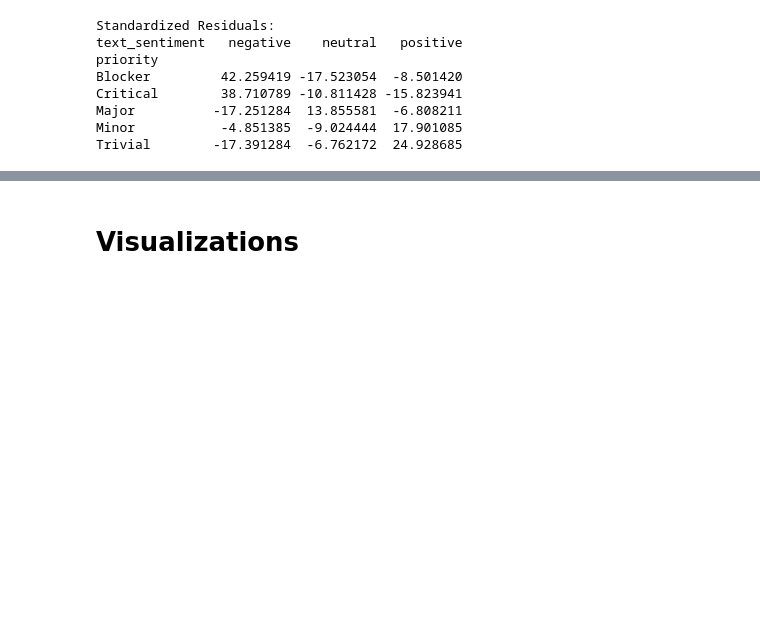
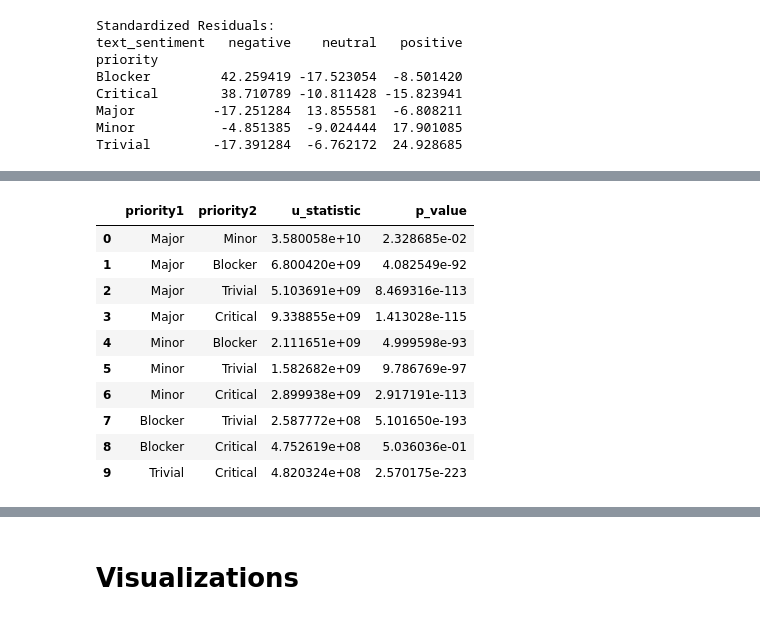
Before and after one commit to raianmr/seBERT, a Jupyter notebook: notebooks/RQs.ipynb, the cells around one changed output, grey strips where cells are left out. Cells and saved outputs as stored; diff of their text form; code cells hidden in the pictures; blank space fills up the shorter version.

Commit message:
fix mww tests

```diff
--- a/notebooks/RQs.ipynb
+++ b/notebooks/RQs.ipynb
@@ -288,0 +243,14 @@ results_df
+# %%
+mww_test_between_categories(rq34_issues, 'priority')
+# %% [output]
+|  | priority1 | priority2 | u_statistic | p_value |
+| 0 | Major | Minor | 3.580058e+10 | 2.328685e-02 |
+| 1 | Major | Blocker | 6.800420e+09 | 4.082549e-92 |
+| 2 | Major | Trivial | 5.103691e+09 | 8.469316e-113 |
+| 3 | Major | Critical | 9.338855e+09 | 1.413028e-115 |
+| 4 | Minor | Blocker | 2.111651e+09 | 4.999598e-93 |
+| 5 | Minor | Trivial | 1.582682e+09 | 9.786769e-97 |
+| 6 | Minor | Critical | 2.899938e+09 | 2.917191e-113 |
+| 7 | Blocker | Trivial | 2.587772e+08 | 5.101650e-193 |
+| 8 | Blocker | Critical | 4.752619e+08 | 5.036036e-01 |
+| 9 | Trivial | Critical | 4.820324e+08 | 2.570175e-223 |
```
Also changed, not shown: parts of 26 cells of this notebook, 1 other file.
